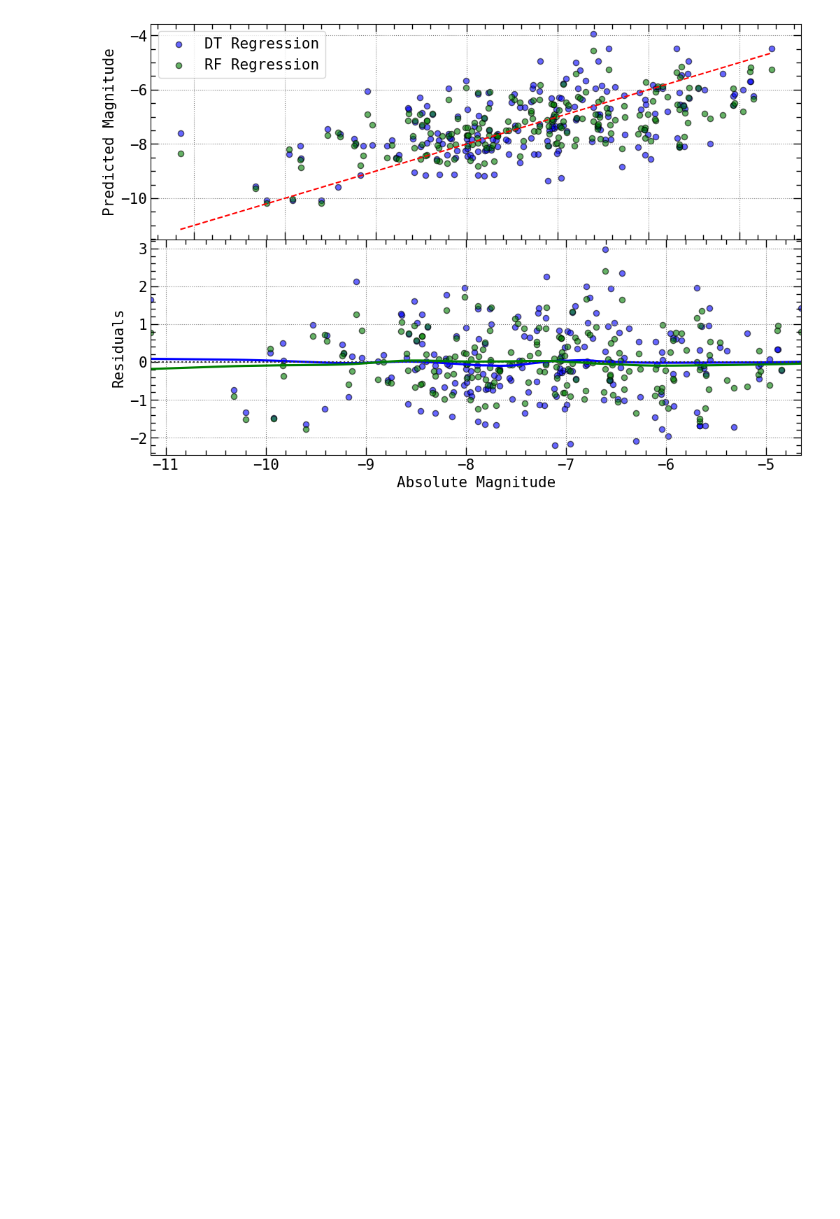
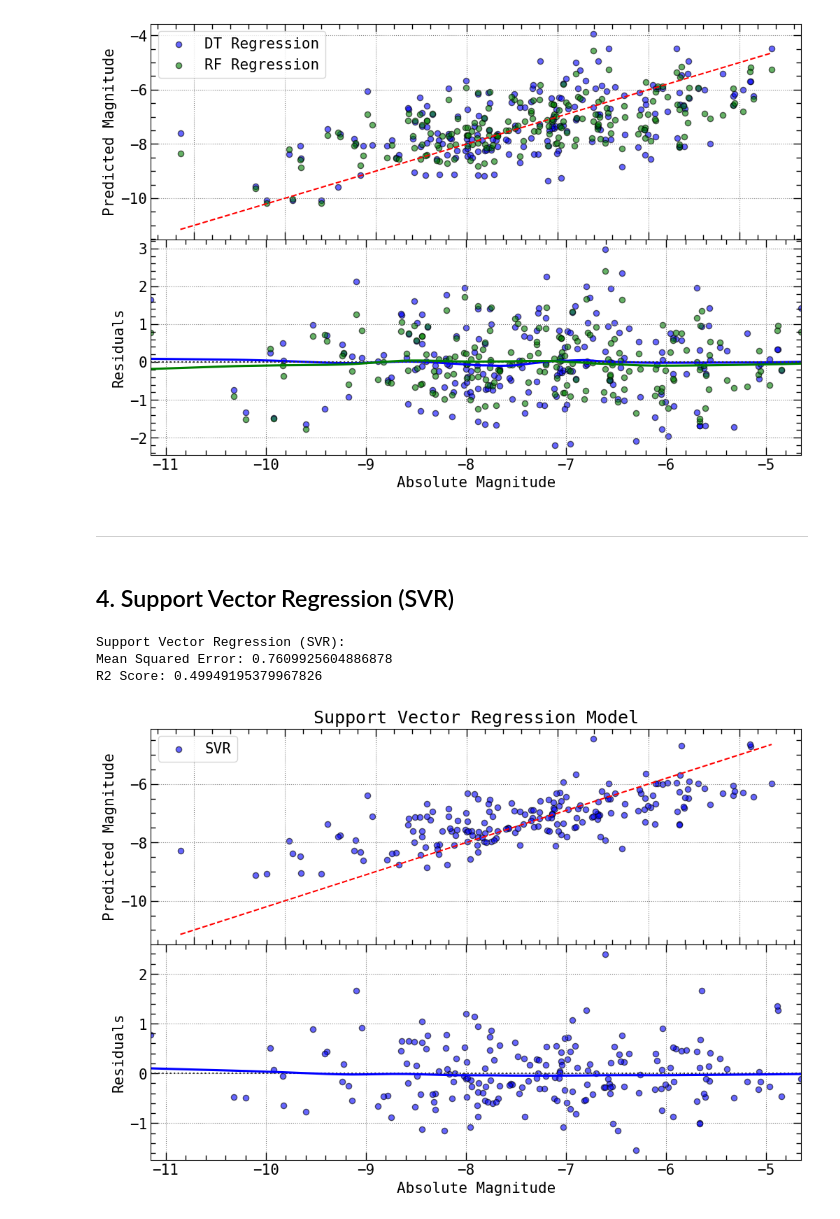
Before and after one commit to GabrielWendell/Cepheids_Projects, a Jupyter notebook: Project_3/Notebooks/ML_Analysis.ipynb, the cells around one changed output. Cells and saved outputs as stored; diff of their text form; code cells hidden in the pictures; blank space fills up the shorter version.

```diff
--- a/Project_3/Notebooks/ML_Analysis.ipynb
+++ b/Project_3/Notebooks/ML_Analysis.ipynb
@@ -310,3 +321,58 @@ sm_plot_mod(ax0)
 sm_plot_mod(ax1)
 # %% [output]
 [figure]
+# %% [markdown]
+---
+# %% [markdown]
+## 4. Support Vector Regression (SVR)
+# %%
+# Standardize the data (SVR performs better with scaled data)
+scaler_X = StandardScaler()
+scaler_y = StandardScaler()
+
+X_train_scaled = scaler_X.fit_transform(X_train)
+X_test_scaled = scaler_X.transform(X_test)
+
+y_train_scaled = scaler_y.fit_transform(y_train.values.reshape(-1, 1)).ravel()
+
+# SVR Model
+svr_model = SVR(kernel = 'rbf', C = 1.0, epsilon = 0.1)
+svr_model.fit(X_train_scaled, y_train_scaled)
+
+# Predictions
+y_pred_scaled = svr_model.predict(X_test_scaled)
+y_pred_svr = scaler_y.inverse_transform(y_pred_scaled.reshape(-1, 1)).ravel()
+
+# Evaluate SVR Model
+print("Support Vector Regression (SVR):")
+print(f"Mean Squared Error: {mean_squared_error(y_test, y_pred)}")
+print(f"R2 Score: {r2_score(y_test, y_pred)}")
+# %% [output]
+Support Vector Regression (SVR):
+Mean Squared Error: 0.7609925604886878
+R2 Score: 0.49949195379967826
+# %%
+# Plotting
+fig = plt.figure(figsize = (12,8))
+fig.subplots_adjust(hspace = 0)
+spec = gridspec.GridSpec(ncols = 1, nrows = 2, figure = fig)
+
+ax0 = fig.add_subplot(spec[0, 0])
+ax1 = fig.add_subplot(spec[1, 0])
+
+ax0.scatter(y_test, y_pred_svr, color = 'b', edgecolors = 'k', s = 35, alpha = 0.6, label = 'SVR')
+ax0.plot([min(y_test), max(y_test)], [min(y_test), max(y_test)], color = 'r', ls = '--')
+
+ax1 = sns.residplot(x = y_test, y = y_pred_svr, lowess = True, color = 'b',
+                    scatter_kws = dict(edgecolors = 'k', s = 35, alpha = 0.6))
+
+ax0.set_title('Support Vector Regression Model')
+ax0.set_ylabel('Predicted Magnitude')
+ax1.set_xlabel('Absolute Magnitude')
+ax1.set_ylabel('Residuals')
+
+ax0.legend(loc = 'best')
+sm_plot_mod(ax0)
+sm_plot_mod(ax1)
+# %% [output]
+[figure, added]
```
Also changed, not shown: parts of 19 cells of this notebook, 1 other file.
